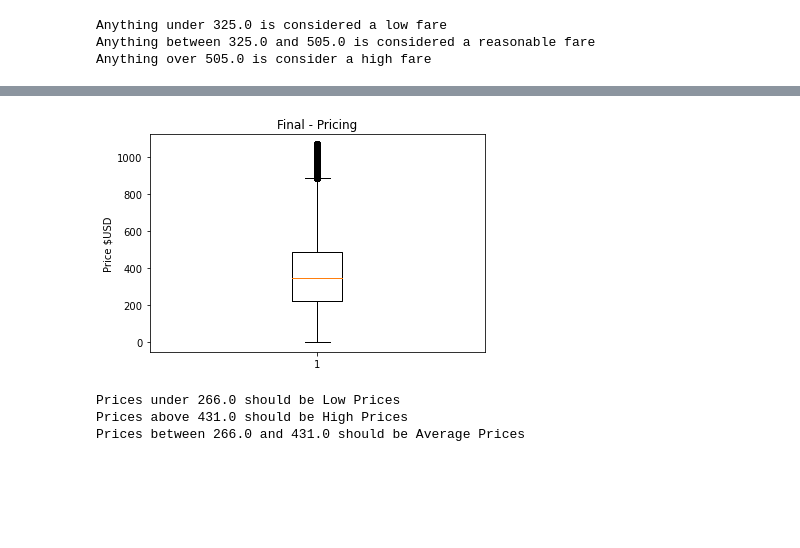
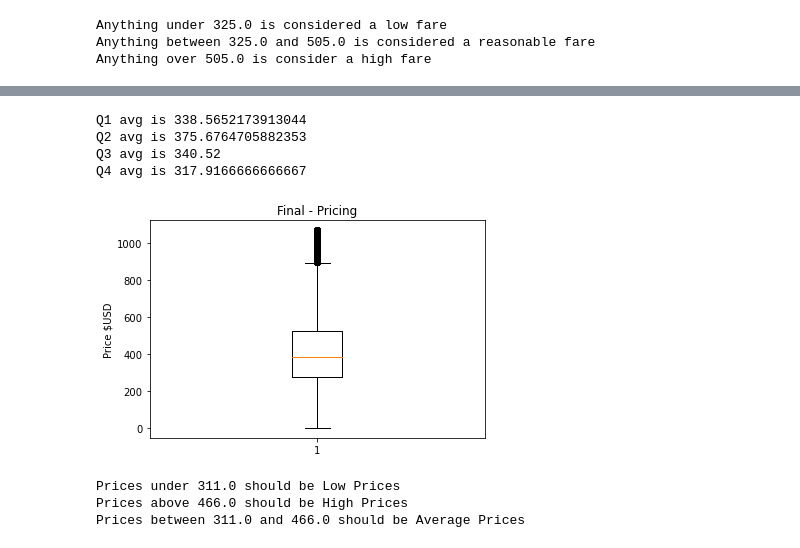
Before and after one commit to asdemonet/where-can-we-go, a Jupyter notebook: Machine_Learning_Pricing/Model 2.1 - Neural_Network.ipynb, the cells around one changed output, grey strips where cells are left out. Cells and saved outputs as stored; diff of their text form; code cells hidden in the pictures; blank space fills up the shorter version.

```diff
--- a/Machine_Learning_Pricing/Model 2.1 - Neural_Network.ipynb
+++ b/Machine_Learning_Pricing/Model 2.1 - Neural_Network.ipynb
@@ -333,29 +316,49 @@ final_df
+# %%
+final_df = dgroup_1_revised.append(dgroup_2_revised).append(dgroup_3_revised).append(dgroup_4_revised).append(dgroup_5_revised)
+#final_df_2 = final_df.loc
+final_df_3 = final_df.loc[(final_df['DEST']=='CLT') & (final_df['COUPONS_x']==2) & (final_df['ROUNDTRIP']==1) & (final_df['REPORTING_CARRIER'] == 'AA')]
+final_df_3_q1 = final_df_3.loc[(final_df_2['QUARTER']==1)]
+final_df_3_q2 = final_df_3.loc[(final_df_2['QUARTER']==2)]
+final_df_3_q3 = final_df_3.loc[(final_df_2['QUARTER']==3)]
+final_df_3_q4 = final_df_3.loc[(final_df_2['QUARTER']==4)]
+
+print(f"Q1 avg is {final_df_3_q1['ITIN_FARE'].mean()}")
+print(f"Q2 avg is {final_df_3_q2['ITIN_FARE'].mean()}")
+print(f"Q3 avg is {final_df_3_q3['ITIN_FARE'].mean()}")
+print(f"Q4 avg is {final_df_3_q4['ITIN_FARE'].mean()}")
+# %% [output]
+Q1 avg is 338.5652173913044
+Q2 avg is 375.6764705882353
+Q3 avg is 340.52
+Q4 avg is 317.9166666666667
+# %%
+final_df_2 = final_df.loc[final_df['ROUNDTRIP']==1]
 # %%
-final_fare = final_df['ITIN_FARE']
+final_fare = final_df_2['ITIN_FARE']
 fig6, ax6 = plt.subplots()
 ax6.set_title('Final - Pricing')
 ax6.set_ylabel('Price $USD')
 ax6.boxplot(final_fare)
 plt.show()
 
 # If the data is in a dataframe, we use pandas to give quartile calculations
 quartiles_f = final_fare.quantile([.33,.66])
 lowerq_f = quartiles_f[0.33]
 upperq_f = quartiles_f[0.66]
 iqr_f = upperq_f-lowerq_f
 
 lower_bound_f = lowerq_f - (1.5*iqr_f)
 upper_bound_f = upperq_f + (1.5*iqr_f)
-#print(f"Values below {lower_bound_5} could be outliers.")
-#print(f"Values above {upper_bound_5} could be outliers.")
+#print(f"Values below {lower_bound_f} could be outliers.")
+#print(f"Values above {upper_bound_f} could be outliers.")
 print(f"Prices under {lowerq_f} should be Low Prices")
 print(f"Prices above {upperq_f} should be High Prices")
 print(f"Prices between {lowerq_f} and {upperq_f} should be Average Prices")
 # %% [output]
-[figure, old version]
+[figure, new version]
-Prices under 266.0 should be Low Prices
-Prices above 431.0 should be High Prices
-Prices between 266.0 and 431.0 should be Average Prices
+Prices under 311.0 should be Low Prices
+Prices above 466.0 should be High Prices
+Prices between 311.0 and 466.0 should be Average Prices
 # %%
 distance_fare = final_df['ITIN_FARE']
 distance_fare
```
Also changed, not shown: parts of 15 cells of this notebook, 2 other files.
